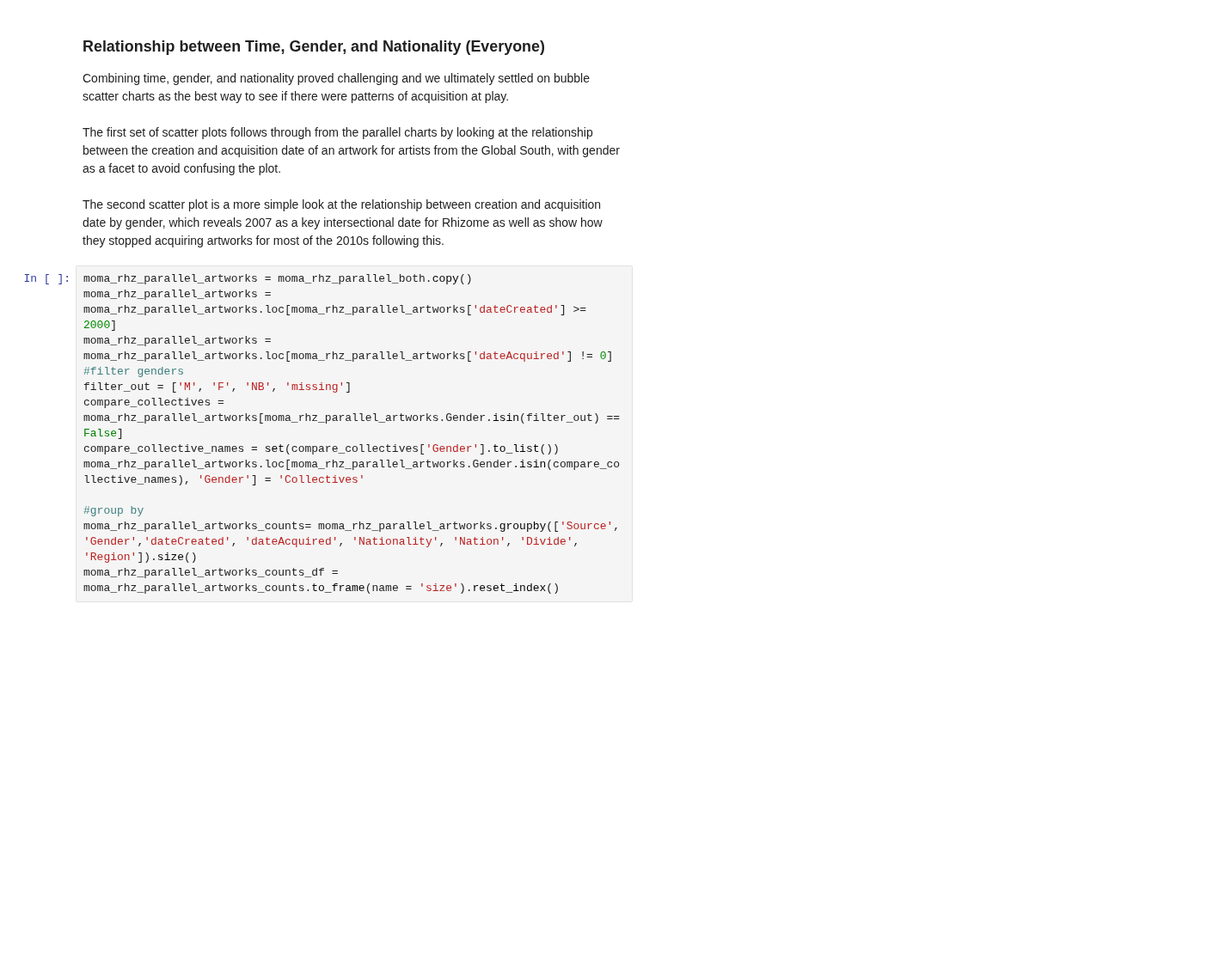
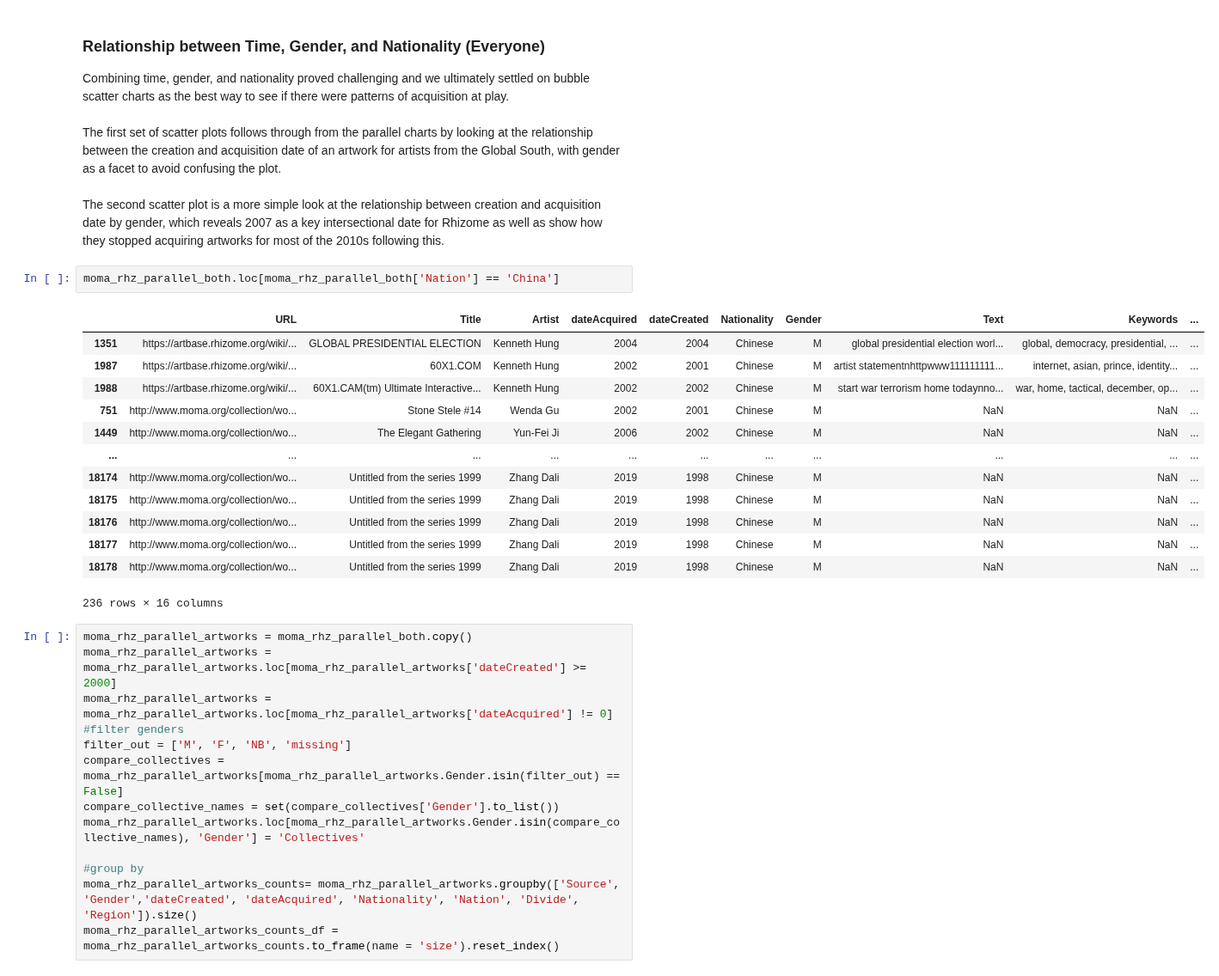
Before and after one commit to laurentfintoni/Net-Art-Rev, a Jupyter notebook: net_art_revolution.ipynb, the cells around one changed output. Shown at 86% size. Saved outputs shown, nothing was run; the diff lists cells and outputs as text; blank space fills up the shorter version.

```diff
--- a/net_art_revolution.ipynb
+++ b/net_art_revolution.ipynb
@@ -1798,6 +1783,22 @@ VBox(children=(FigureWidget({
 Combining time, gender, and nationality proved challenging and we ultimately settled on bubble scatter charts as the best way to see if there were patterns of acquisition at play.<br><br>
 The first set of scatter plots follows through from the parallel charts by looking at the relationship between the creation and acquisition date of an artwork for artists from the Global South, with gender as a facet to avoid confusing the plot.<br><br>
 The second scatter plot is a more simple look at the relationship between creation and acquisition date by gender, which reveals 2007 as a key intersectional date for Rhizome as well as show how they stopped acquiring artworks for most of the 2010s following this.
+# %%
+moma_rhz_parallel_both.loc[moma_rhz_parallel_both['Nation'] == 'China']
+# %% [output]
+|  | URL | Title | Artist | dateAcquired | dateCreated | Nationality | Gender | Text | Keywords | ... |
+| 1351 | https://artbase.rhizome.org/wiki/... | GLOBAL PRESIDENTIAL ELECTION | Kenneth Hung | 2004 | 2004 | Chinese | M | global presidential election worl... | global, democracy, presidential, ... | ... |
+| 1987 | https://artbase.rhizome.org/wiki/... | 60X1.COM | Kenneth Hung | 2002 | 2001 | Chinese | M | artist statementnhttpwww111111111... | internet, asian, prince, identity... | ... |
+| 1988 | https://artbase.rhizome.org/wiki/... | 60X1.CAM(tm) Ultimate Interactive... | Kenneth Hung | 2002 | 2002 | Chinese | M | start war terrorism home todaynno... | war, home, tactical, december, op... | ... |
+| 751 | http://www.moma.org/collection/wo... | Stone Stele #14 | Wenda Gu | 2002 | 2001 | Chinese | M | NaN | NaN | ... |
+| 1449 | http://www.moma.org/collection/wo... | The Elegant Gathering | Yun-Fei Ji | 2006 | 2002 | Chinese | M | NaN | NaN | ... |
+| ... | ... | ... | ... | ... | ... | ... | ... | ... | ... | ... |
+| 18174 | http://www.moma.org/collection/wo... | Untitled from the series 1999 | Zhang Dali | 2019 | 1998 | Chinese | M | NaN | NaN | ... |
+| 18175 | http://www.moma.org/collection/wo... | Untitled from the series 1999 | Zhang Dali | 2019 | 1998 | Chinese | M | NaN | NaN | ... |
+| 18176 | http://www.moma.org/collection/wo... | Untitled from the series 1999 | Zhang Dali | 2019 | 1998 | Chinese | M | NaN | NaN | ... |
+| 18177 | http://www.moma.org/collection/wo... | Untitled from the series 1999 | Zhang Dali | 2019 | 1998 | Chinese | M | NaN | NaN | ... |
+| 18178 | http://www.moma.org/collection/wo... | Untitled from the series 1999 | Zhang Dali | 2019 | 1998 | Chinese | M | NaN | NaN | ... |
+236 rows × 16 columns
 # %%
 moma_rhz_parallel_artworks = moma_rhz_parallel_both.copy()
 moma_rhz_parallel_artworks = moma_rhz_parallel_artworks.loc[moma_rhz_parallel_artworks['dateCreated'] >= 2000]
```
Also changed, not shown: parts of 14 cells of this notebook, 6 other files.
